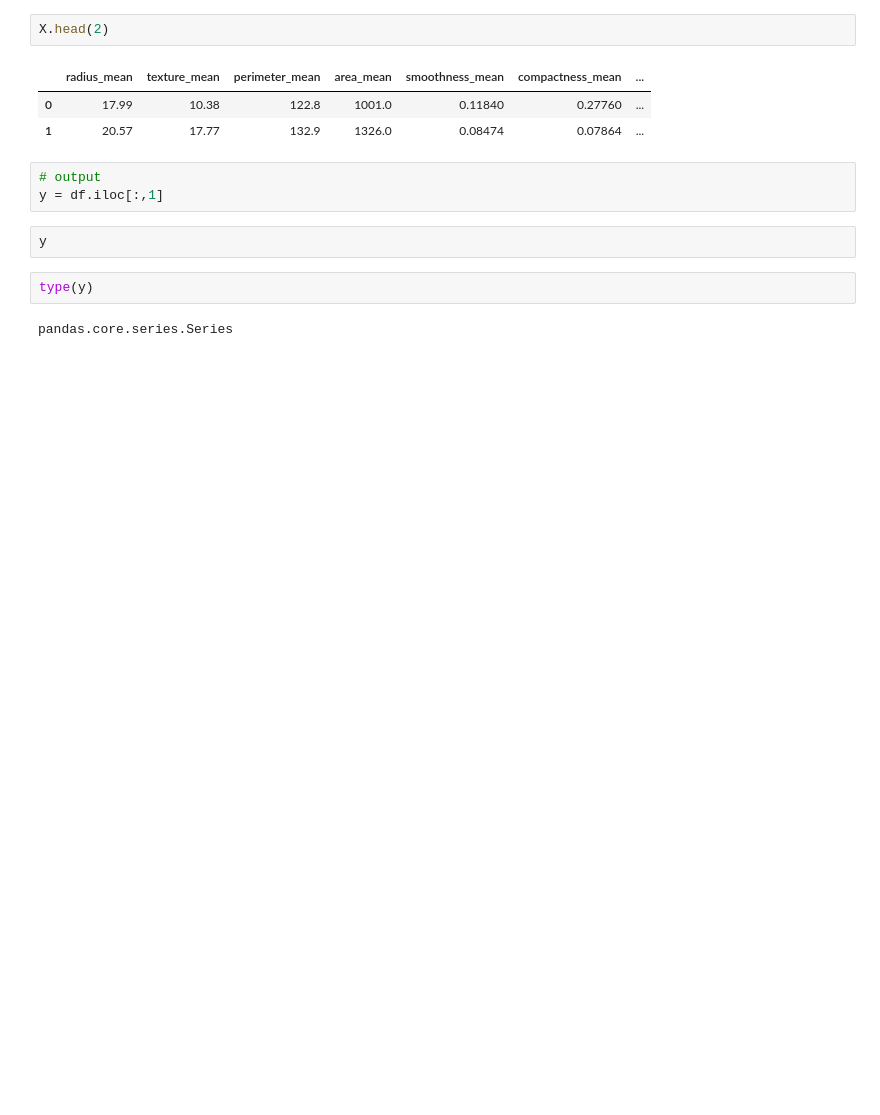
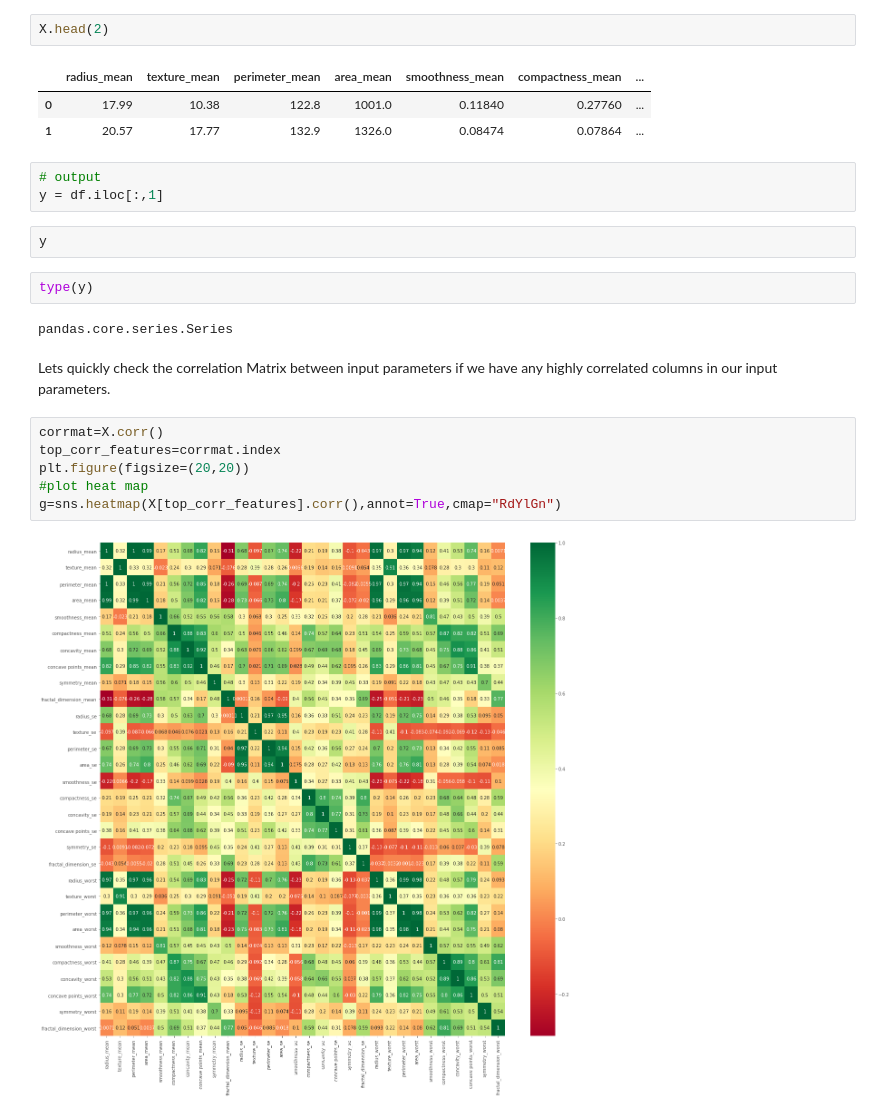
Before and after one commit to abidshafee/DataScienceYouTubeTutorials, a Jupyter notebook: Optimizing_input_params_for_ML_Model_|_Categorical_lagends_in_Scatter_plot.ipynb, the cells around one changed output. Saved outputs shown, nothing was run; the diff lists cells and outputs as text; blank space fills up the shorter version.

```diff
--- a/Optimizing_input_params_for_ML_Model_|_Categorical_lagends_in_Scatter_plot.ipynb
+++ b/Optimizing_input_params_for_ML_Model_|_Categorical_lagends_in_Scatter_plot.ipynb
@@ -73,3 +75,13 @@ y
 type(y)
 # %% [output]
 pandas.core.series.Series
+# %% [markdown]
+Lets quickly check the correlation Matrix between input parameters if we have any highly correlated columns in our input parameters.
+# %%
+corrmat=X.corr()
+top_corr_features=corrmat.index
+plt.figure(figsize=(20,20))
+#plot heat map
+g=sns.heatmap(X[top_corr_features].corr(),annot=True,cmap="RdYlGn")
+# %% [output]
+[figure, added]
```
Also changed, not shown: parts of 1 cell of this notebook.
